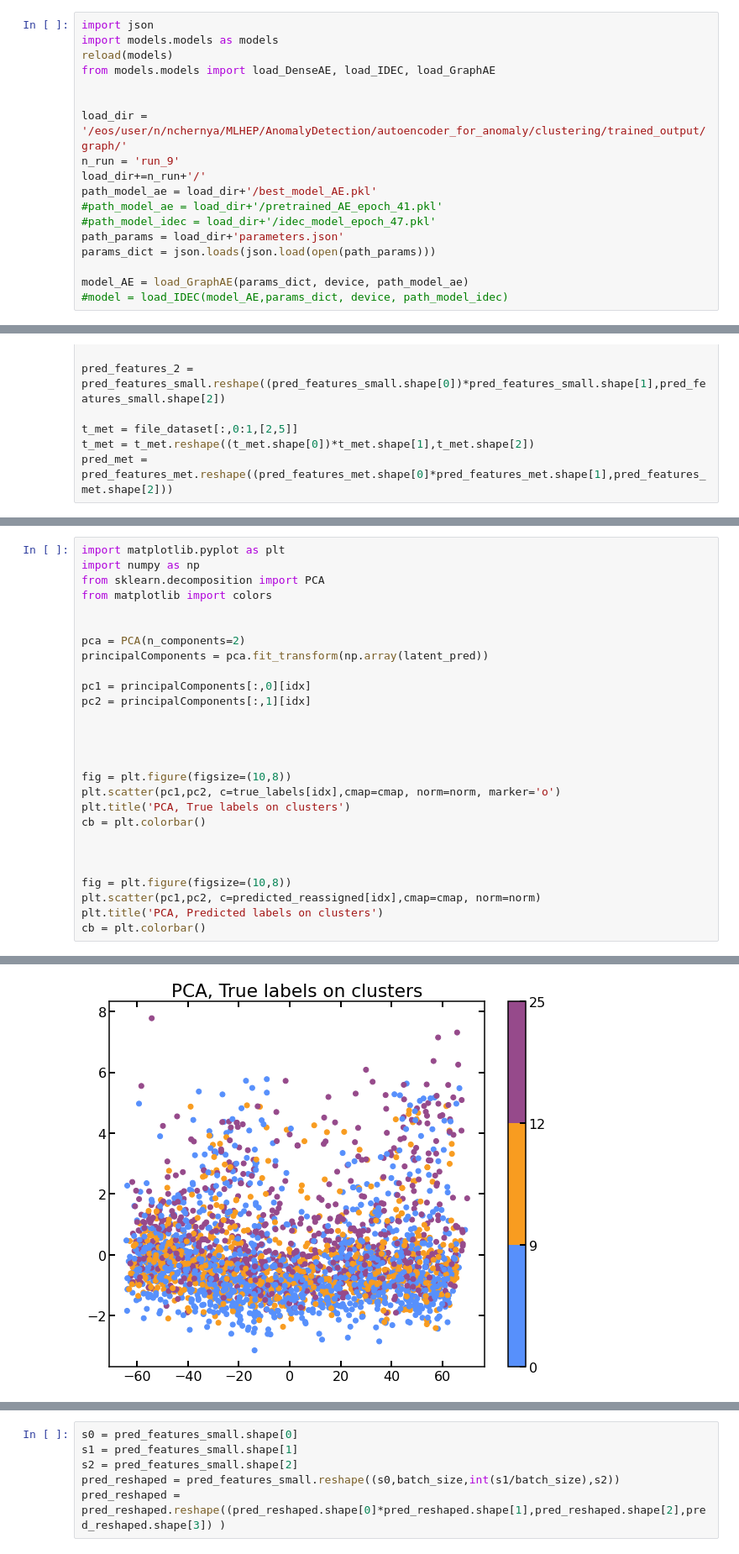
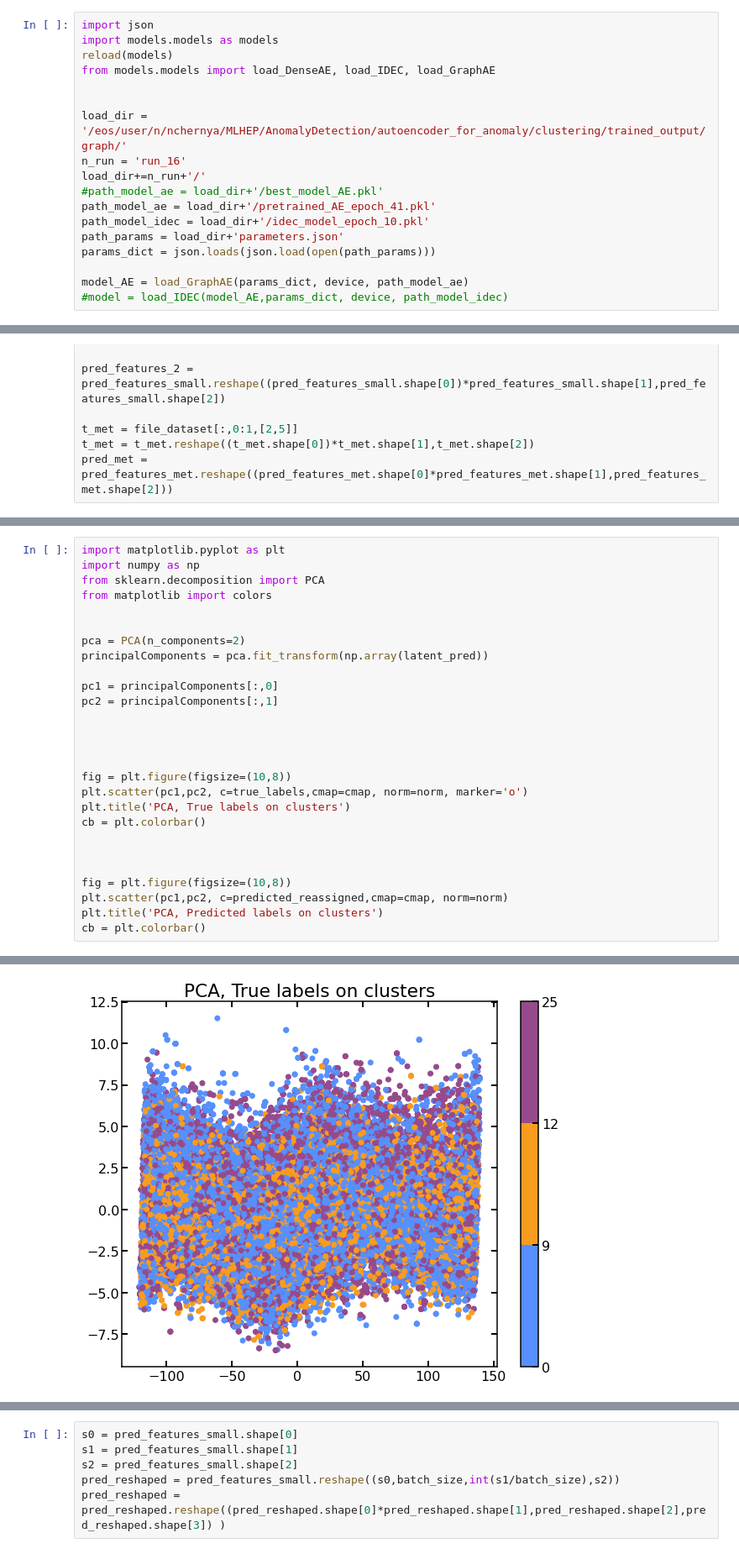
Before and after one commit to chernyavskaya/AnomalyClustering, a Jupyter notebook: notebooks/eval_graph_AE_upd.ipynb, the cells around one changed output, grey strips where cells are left out. Shown: that part at 84% size. Cells and saved outputs as stored; diff of their text form.

```diff
--- a/notebooks/eval_graph_AE_upd.ipynb
+++ b/notebooks/eval_graph_AE_upd.ipynb
@@ -100,11 +100,11 @@ from models.models import load_DenseAE, load_IDEC, load_GraphAE
 
 
 load_dir = '/eos/user/n/nchernya/MLHEP/AnomalyDetection/autoencoder_for_anomaly/clustering/trained_output/graph/'
-n_run = 'run_9'
+n_run = 'run_16'
 load_dir+=n_run+'/'
-path_model_ae = load_dir+'/best_model_AE.pkl'
-#path_model_ae = load_dir+'/pretrained_AE_epoch_41.pkl'
-#path_model_idec = load_dir+'/idec_model_epoch_47.pkl'
+#path_model_ae = load_dir+'/best_model_AE.pkl'
+path_model_ae = load_dir+'/pretrained_AE_epoch_41.pkl'
+path_model_idec = load_dir+'/idec_model_epoch_10.pkl'
 path_params = load_dir+'parameters.json'
 params_dict = json.loads(json.load(open(path_params)))
 
@@ -279,21 +259,21 @@ from matplotlib import colors
 pca = PCA(n_components=2)
 principalComponents = pca.fit_transform(np.array(latent_pred))
 
-pc1 = principalComponents[:,0][idx]
-pc2 = principalComponents[:,1][idx]
+pc1 = principalComponents[:,0]
+pc2 = principalComponents[:,1]
 
 
 
 
 fig = plt.figure(figsize=(10,8))
-plt.scatter(pc1,pc2, c=true_labels[idx],cmap=cmap, norm=norm, marker='o')
+plt.scatter(pc1,pc2, c=true_labels,cmap=cmap, norm=norm, marker='o')
 plt.title('PCA, True labels on clusters')
 cb = plt.colorbar()
 
 
 
 fig = plt.figure(figsize=(10,8))
-plt.scatter(pc1,pc2, c=predicted_reassigned[idx],cmap=cmap, norm=norm)
+plt.scatter(pc1,pc2, c=predicted_reassigned,cmap=cmap, norm=norm)
 plt.title('PCA, Predicted labels on clusters')
 cb = plt.colorbar()
 # %% [output]
@@ -300 +281 @@ cb = plt.colorbar()
-[figure, old version]
+[figure, new version]
```
Also changed, not shown: parts of 9 cells of this notebook, 7 other files.
